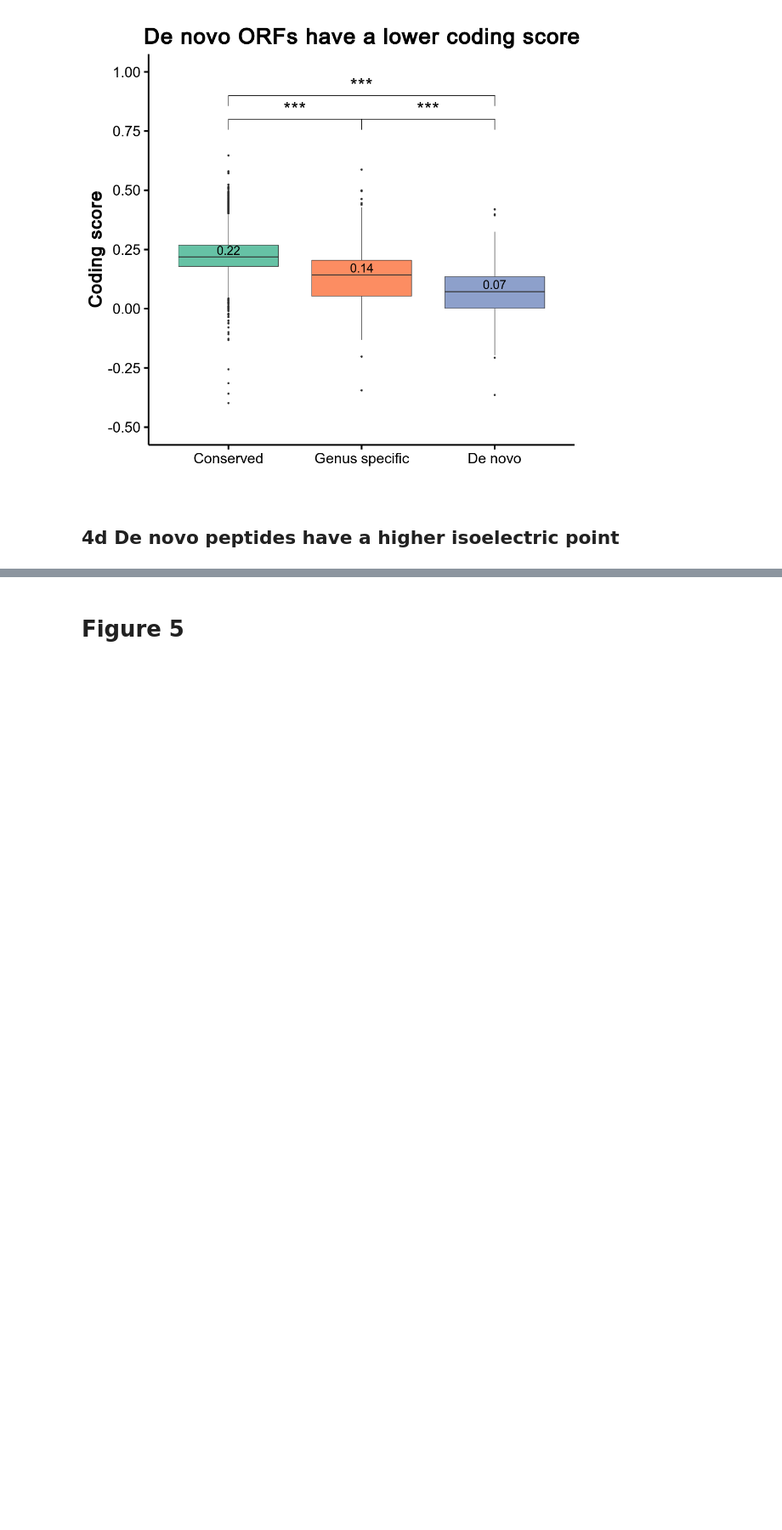
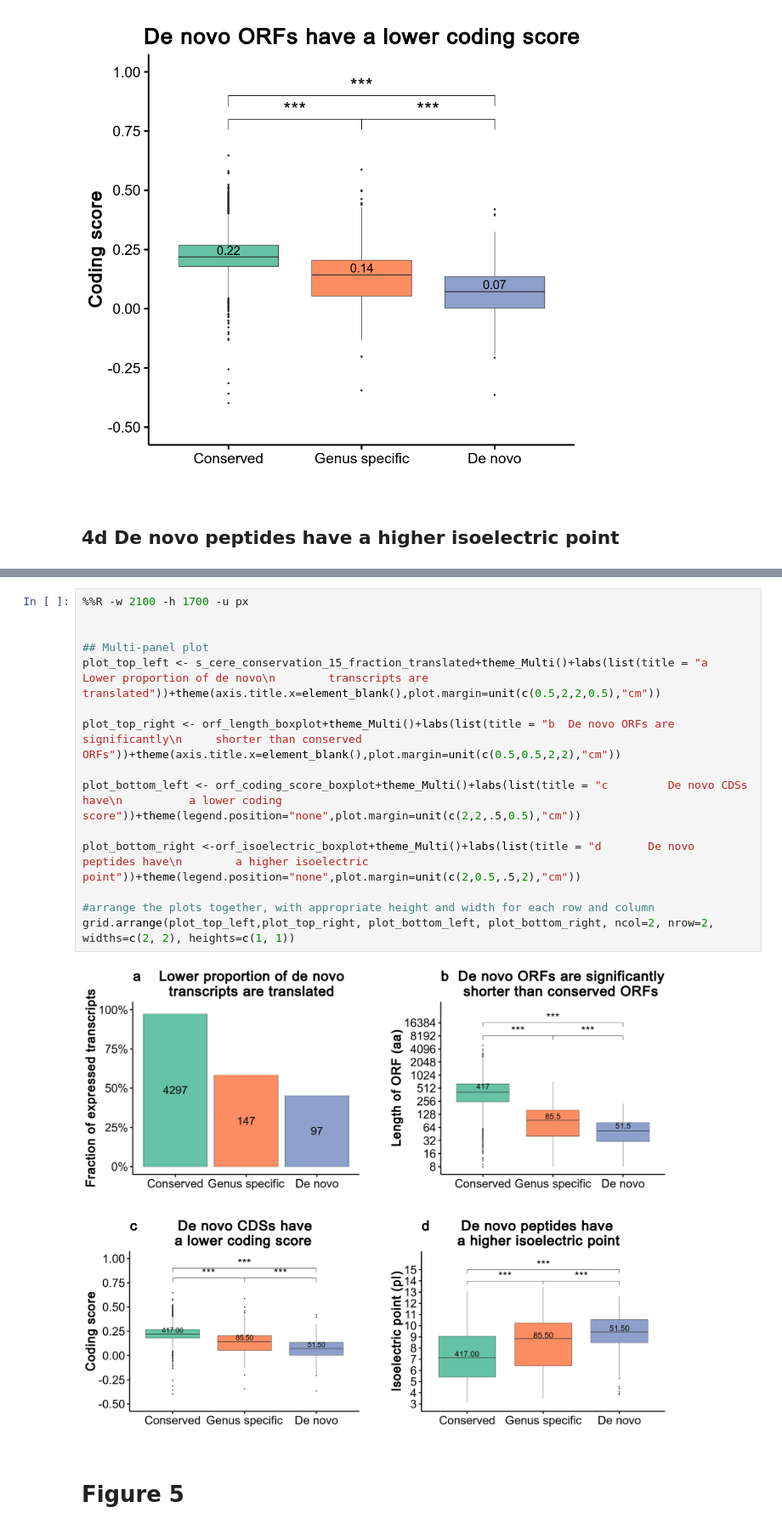
Before and after one commit to willblev/Blevins_etal_2020, a Jupyter notebook: Figures.ipynb, the cells around one changed output, grey strips where cells are left out. Shown at 85% size. Drawn from its saved outputs; the diff is of its cells as text; blank space fills up the shorter version.

Commit message:
added multiplots

```diff
--- a/Figures.ipynb
+++ b/Figures.ipynb
@@ -591,3 +625,20 @@ orf_isoelectric_boxplot + theme_Publication()
+# %%
+%%R -w 2100 -h 1700 -u px
+
+
+## Multi-panel plot
+plot_top_left <- s_cere_conservation_15_fraction_translated+theme_Multi()+labs(list(title = "a    Lower proportion of de novo\n        transcripts are translated"))+theme(axis.title.x=element_blank(),plot.margin=unit(c(0.5,2,2,0.5),"cm"))
+
+plot_top_right <- orf_length_boxplot+theme_Multi()+labs(list(title = "b  De novo ORFs are significantly\n     shorter than conserved ORFs"))+theme(axis.title.x=element_blank(),plot.margin=unit(c(0.5,0.5,2,2),"cm"))
+
+plot_bottom_left <- orf_coding_score_boxplot+theme_Multi()+labs(list(title = "c         De novo CDSs have\n          a lower coding score"))+theme(legend.position="none",plot.margin=unit(c(2,2,.5,0.5),"cm"))
+
+plot_bottom_right <-orf_isoelectric_boxplot+theme_Multi()+labs(list(title = "d       De novo peptides have\n        a higher isoelectric point"))+theme(legend.position="none",plot.margin=unit(c(2,0.5,.5,2),"cm"))
+
+#arrange the plots together, with appropriate height and width for each row and column
+grid.arrange(plot_top_left,plot_top_right, plot_bottom_left, plot_bottom_right, ncol=2, nrow=2, widths=c(2, 2), heights=c(1, 1))
+# %% [output]
+[figure, added]
 # %% [markdown]
 # Figure 5
 # %% [markdown]
```
Also changed, not shown: parts of 17 cells of this notebook, 10 other files.
